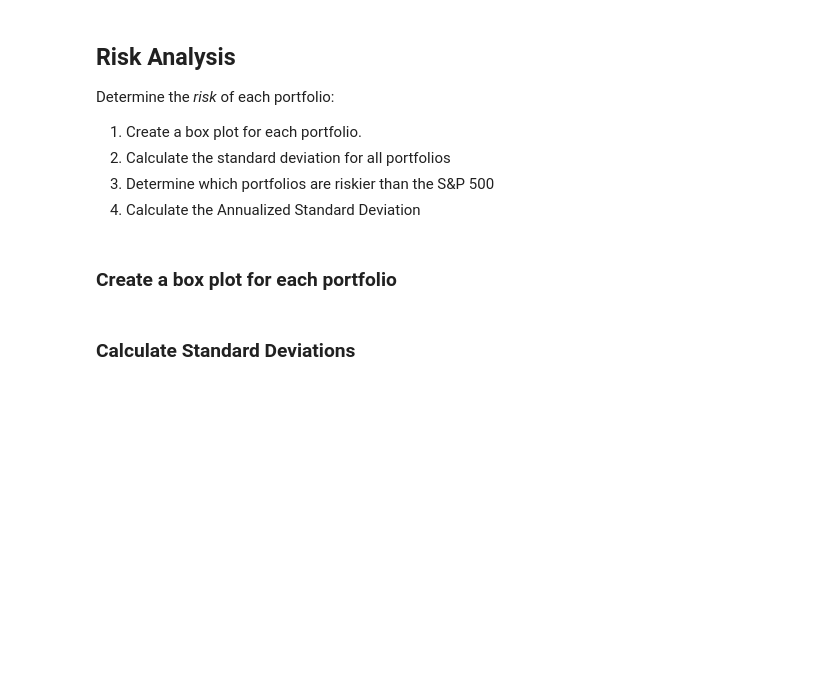
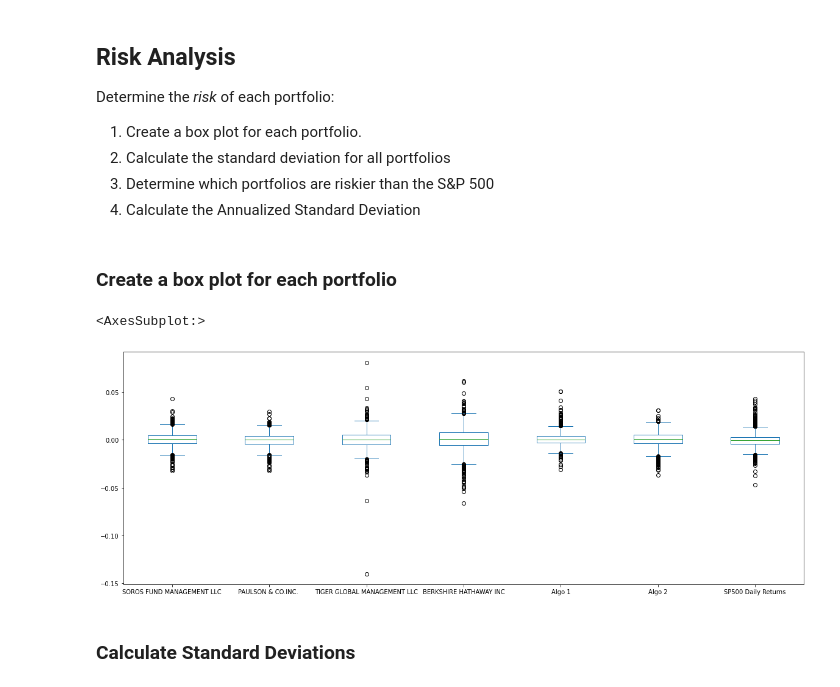
Before and after one commit to Mun-Min/Pandas_Portfolio_Analysis, a Jupyter notebook: main.ipynb, the cells around one changed output. Drawn from its saved outputs; the diff is of its cells as text; code cells hidden in the pictures; blank space fills up the shorter version.

```diff
--- a/main.ipynb
+++ b/main.ipynb
@@ -234,6 +233,10 @@ Determine the _risk_ of each portfolio:
 ### Create a box plot for each portfolio
 # %%
 # Box plot to visually show risk
+joined_data_cols.plot(kind = "box", figsize = (20, 7))
+# %% [output]
+<AxesSubplot:>
+[figure, added]
 # %% [markdown]
 ### Calculate Standard Deviations
 # %%
```
Also changed, not shown: parts of 4 cells of this notebook.
